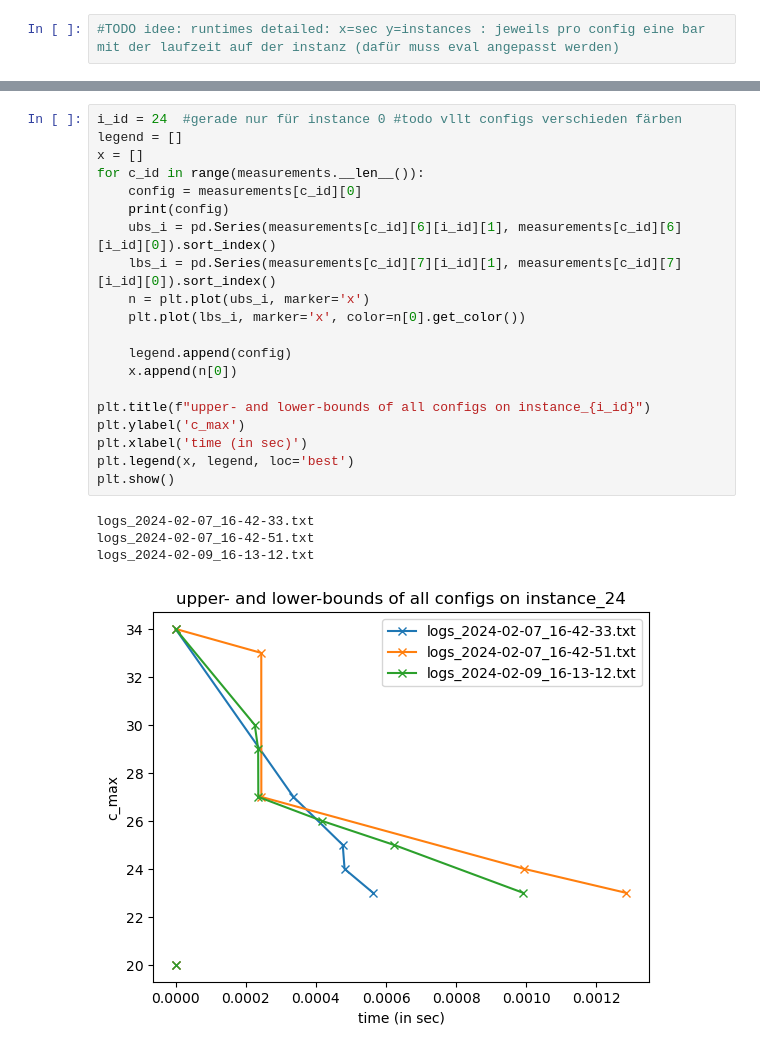
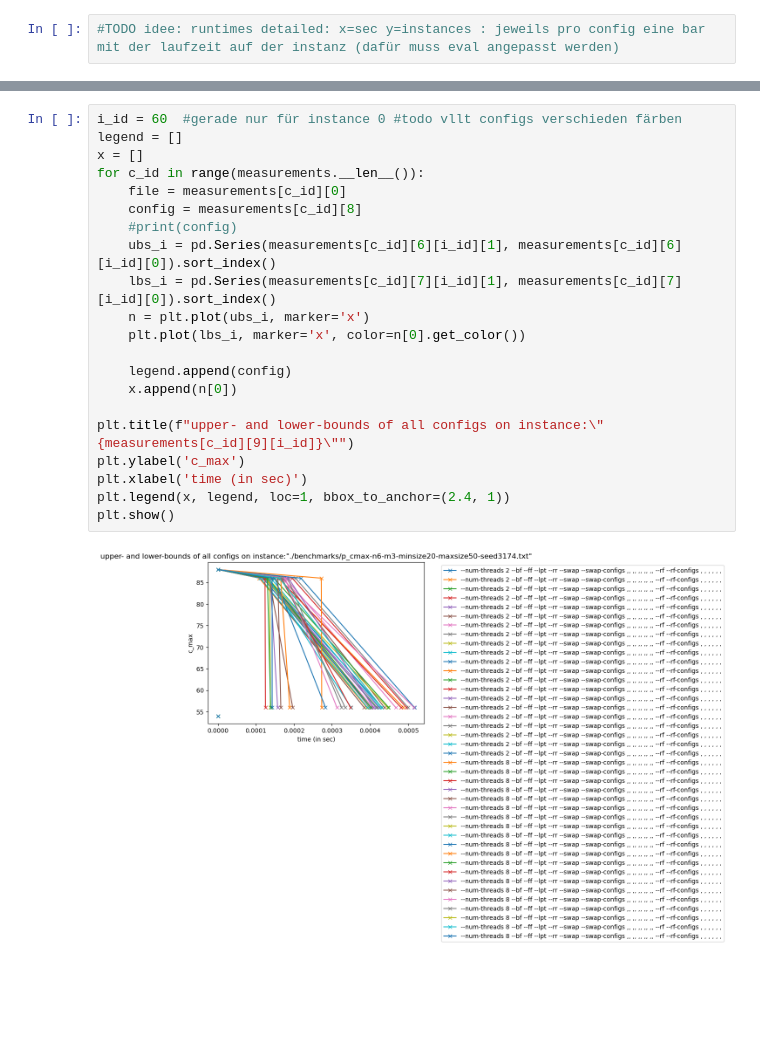
Before and after one commit to JohannesvG123/makespan-minimization, a Jupyter notebook: src/eval_notebook.ipynb, the cells around one changed output, grey strips where cells are left out. Drawn from its saved outputs; the diff is of its cells as text; blank space fills up the shorter version.

```diff
--- a/src/eval_notebook.ipynb
+++ b/src/eval_notebook.ipynb
@@ -76,25 +101,23 @@ plt.show()
 # %%
-i_id = 24  #gerade nur für instance 0 #todo vllt configs verschieden färben
+i_id = 60  #gerade nur für instance 0 #todo vllt configs verschieden färben
 legend = []
 x = []
 for c_id in range(measurements.__len__()):
-    config = measurements[c_id][0]
-    print(config)
+    file = measurements[c_id][0]
+    config = measurements[c_id][8]
+    #print(config)
     ubs_i = pd.Series(measurements[c_id][6][i_id][1], measurements[c_id][6][i_id][0]).sort_index()
     lbs_i = pd.Series(measurements[c_id][7][i_id][1], measurements[c_id][7][i_id][0]).sort_index()
     n = plt.plot(ubs_i, marker='x')
     plt.plot(lbs_i, marker='x', color=n[0].get_color())
 
     legend.append(config)
     x.append(n[0])
 
-plt.title(f"upper- and lower-bounds of all configs on instance_{i_id}")
+plt.title(f"upper- and lower-bounds of all configs on instance:\"{measurements[c_id][9][i_id]}\"")
 plt.ylabel('c_max')
 plt.xlabel('time (in sec)')
-plt.legend(x, legend, loc='best')
+plt.legend(x, legend, loc=1, bbox_to_anchor=(2.4, 1))
 plt.show()
 # %% [output]
-logs_2024-02-07_16-42-33.txt
-logs_2024-02-07_16-42-51.txt
-logs_2024-02-09_16-13-12.txt
-[figure, old version]
+[figure, new version]
```
Also changed, not shown: parts of 5 cells of this notebook, 16 other files.
